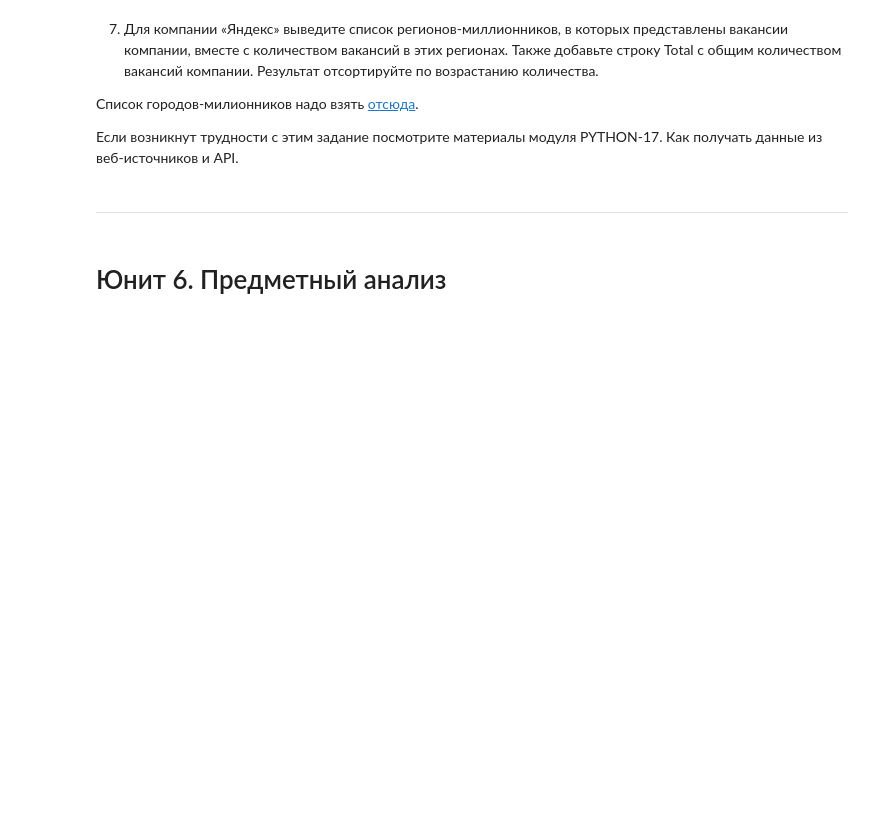
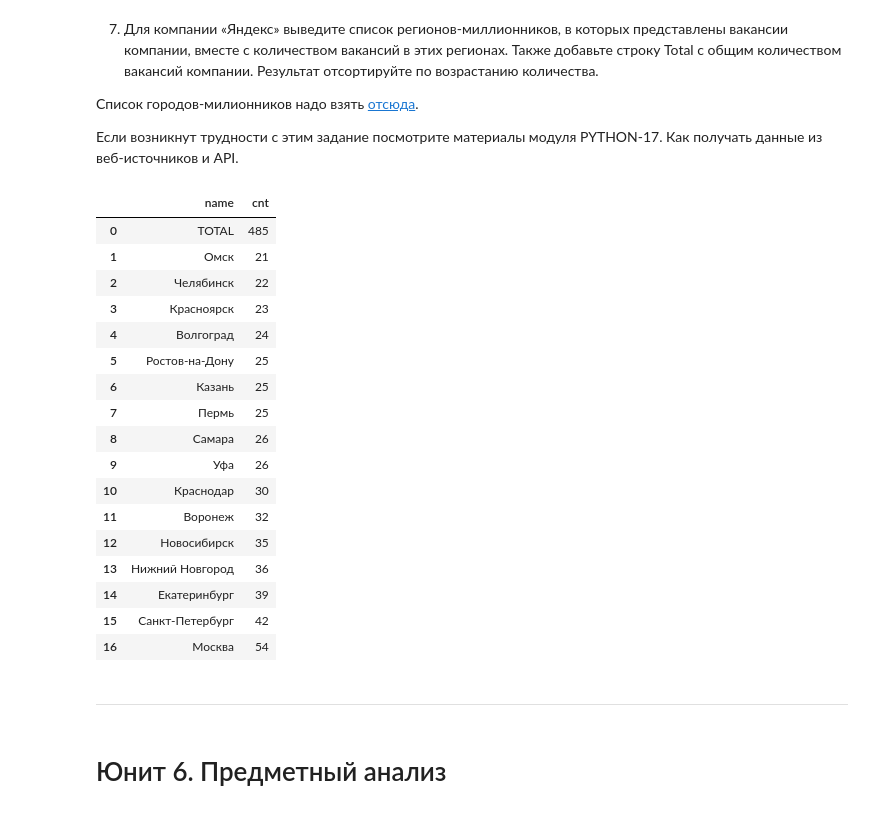
Before and after one commit to bulatpython/win-pc, a Jupyter notebook: Project_2_Ноутбук_шаблон.ipynb, the cells around one changed output. Saved outputs shown, nothing was run; the diff lists cells and outputs as text; code cells hidden in the pictures; blank space fills up the shorter version.

```diff
--- a/Project_2_Ноутбук_шаблон.ipynb
+++ b/Project_2_Ноутбук_шаблон.ipynb
@@ -338,11 +438,59 @@ display(df)
 
 Если возникнут трудности с этим задание посмотрите материалы модуля  PYTHON-17. Как получать данные из веб-источников и API.
 # %%
-# код для получения списка городов-милионников
+big_city = (
+    "Москва", "Санкт-Петербург", "Новосибирск",
+    "Екатеринбург", "Казань", "Нижний Новгород",
+    "Красноярск", "Челябинск", "Самара", "Уфа",
+    "Ростов-на-Дону", "Омск", "Краснодар",
+    "Воронеж", "Пермь", "Волгоград"
+)
+# код запроса представляет из себя строковую переменную
 # %%
-# текст запроса
+query_5_7 = f'''(SELECT
+                a.name,
+                count(*) cnt
+         from employers e
+         join vacancies v on e.id = v.employer_id
+         join areas a on a.id = v.area_id
+            WHERE e.name = 'Яндекс' and a.name in {big_city}
+            GROUP BY a.id
+            ORDER BY 2 ASC)
+
+            UNION ALL
+
+            (SELECT
+                'TOTAL',
+                COUNT (*) "Общ кол-во вакансий в городах-миллионниках"
+            FROM public.vacancies v
+                JOIN public.employers e ON e.id = v.employer_id
+                JOIN public.areas a ON a.id = v.area_id
+            WHERE e.name = 'Яндекс' and a.name in {big_city})
+
+        '''
 # %%
-# результат запроса
+result = conn.execute(text(query_5_7)).fetchall()
+df = pd.DataFrame(result)
+display(df)
+# %% [output]
+|  | name | cnt |
+| 0 | TOTAL | 485 |
+| 1 | Омск | 21 |
+| 2 | Челябинск | 22 |
+| 3 | Красноярск | 23 |
+| 4 | Волгоград | 24 |
+| 5 | Ростов-на-Дону | 25 |
+| 6 | Казань | 25 |
+| 7 | Пермь | 25 |
+| 8 | Самара | 26 |
+| 9 | Уфа | 26 |
+| 10 | Краснодар | 30 |
+| 11 | Воронеж | 32 |
+| 12 | Новосибирск | 35 |
+| 13 | Нижний Новгород | 36 |
+| 14 | Екатеринбург | 39 |
+| 15 | Санкт-Петербург | 42 |
+| 16 | Москва | 54 |
 # %% [markdown]
 ***
 # %%
```
Also changed, not shown: parts of 25 cells of this notebook.
